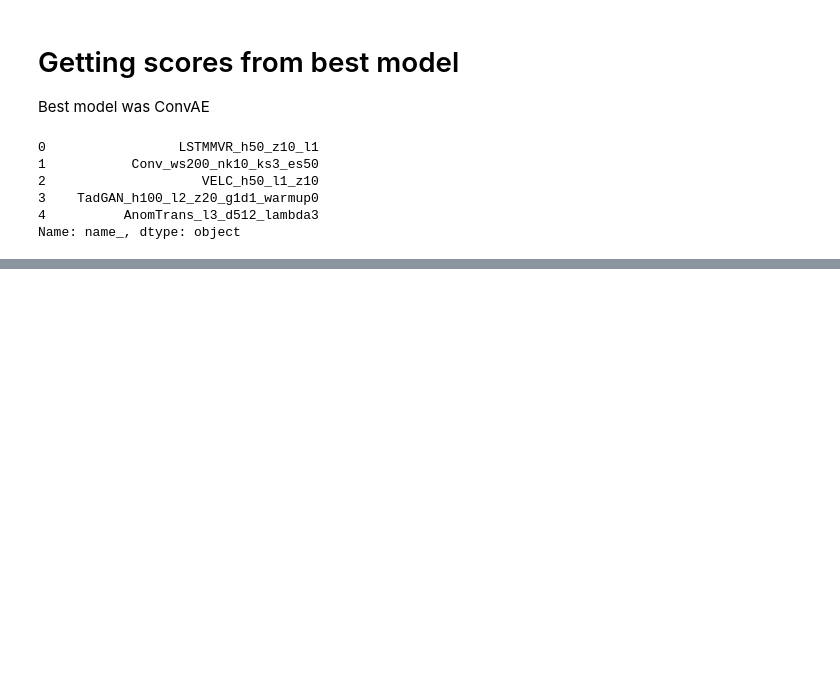
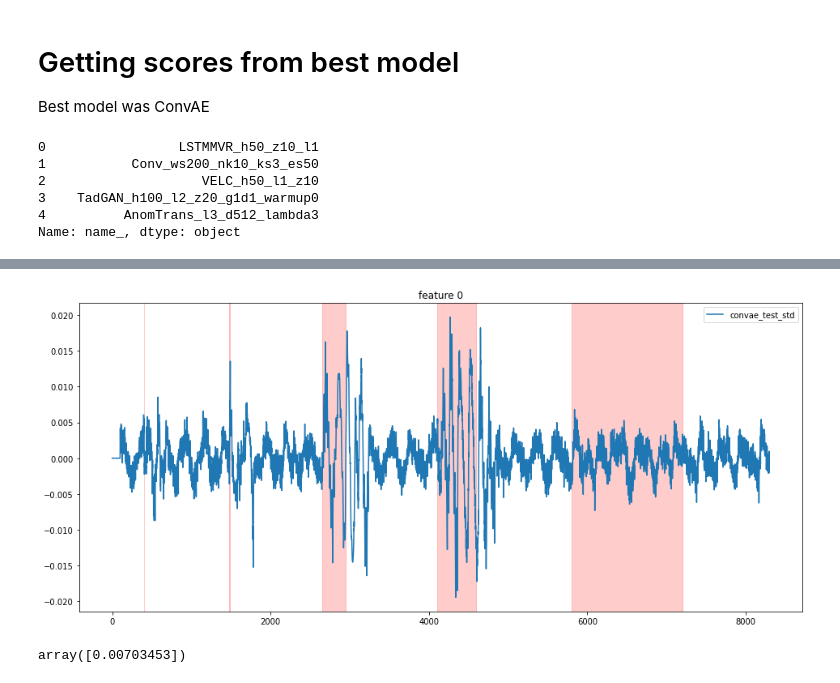
Before and after one commit to Stashq/TS-Forecasting, a Jupyter notebook: notebooks/sin_exp.ipynb, the cells around one changed output, grey strips where cells are left out. Saved outputs shown, nothing was run; the diff lists cells and outputs as text; code cells hidden in the pictures; blank space fills up the shorter version.

```diff
--- a/notebooks/sin_exp.ipynb
+++ b/notebooks/sin_exp.ipynb
@@ -439,0 +495,22 @@ plot_dataset(
+# %%
+ws_std = 100
+convae_test_std = get_diff(get_std(convae_a_scores, ws_std))
+# %%
+plot_dataset(
+    {'convae_test_std': convae_test_std},
+    get_cls_ids_ranges(test_ds.sequences[0].index, test_point_cls, shift=-window_size+1),
+    figsize=(16, 7),  # min_id=24600, max_id=24750
+);
+# %% [output]
+[figure, added]
+# %%
+convae_train_a_std = get_diff(get_std(convae_train_a_scores, ws_std))
+train_mean_ = convae_train_a_std.mean()
+train_std_ = convae_train_a_std.std()
+th = 1.8 * scipy.stats.norm(train_mean_, train_std_).ppf(0.999)
+# th = convae_train_a_std.max() + train_std_  # scipy.stats.norm(train_mean_, train_std_).ppf(0.999)
+# th = train_mean_ + 6*train_std_
+pred_cls = np.array([int(val > th) for val in convae_test_std.to_numpy()])
+th
+# %% [output]
+array([0.00703453])
```
Also changed, not shown: parts of 36 cells of this notebook, 16 other files.
